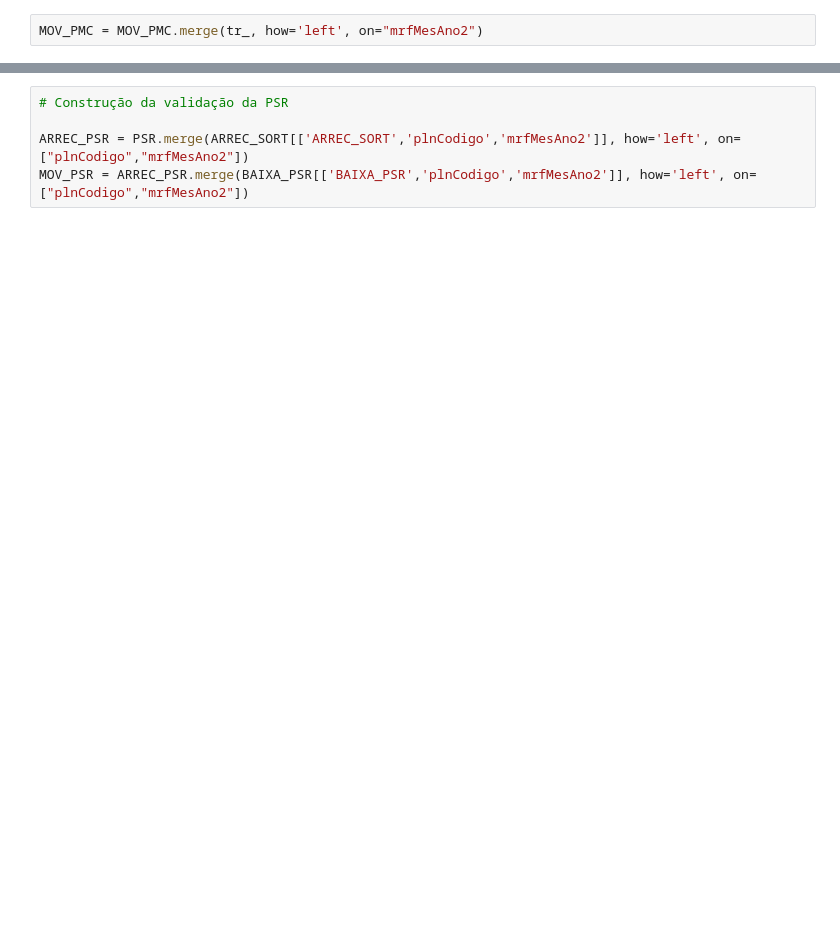
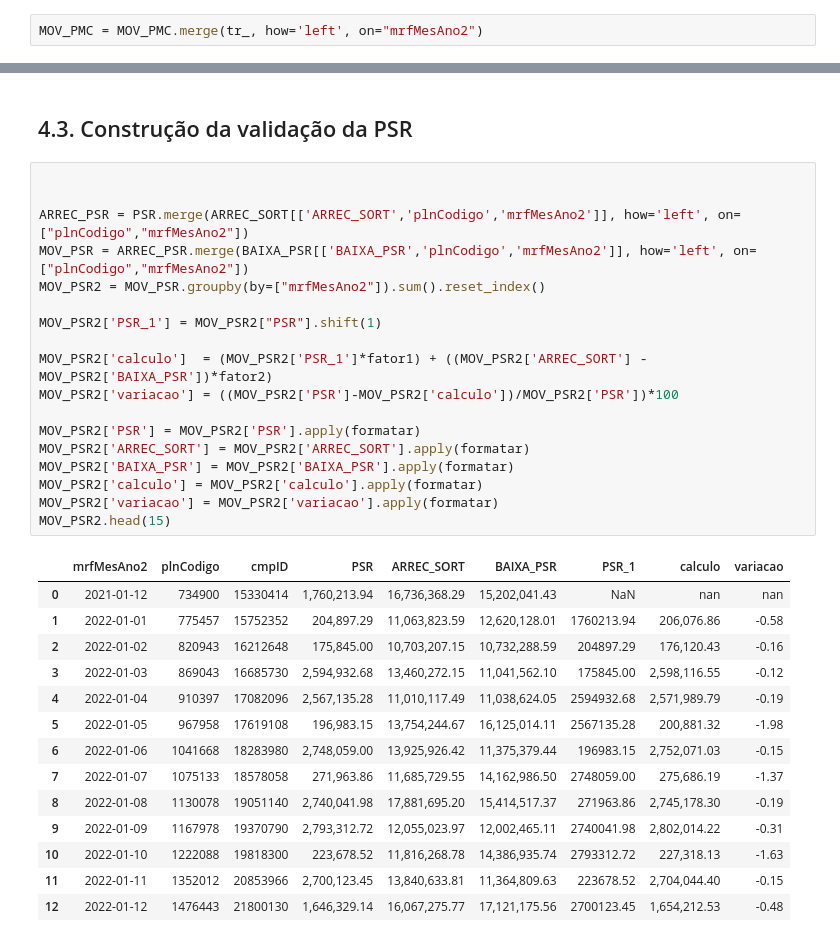
Before and after one commit to Ricardobigdata/PrimerRepor, a Jupyter notebook: Cópia_de_auditoria_cap.ipynb, the cells around one changed output, grey strips where cells are left out. Saved outputs shown, nothing was run; the diff lists cells and outputs as text; blank space fills up the shorter version.

```diff
--- a/Cópia_de_auditoria_cap.ipynb
+++ b/Cópia_de_auditoria_cap.ipynb
@@ -229,5 +278,37 @@ MOV_PR = PRESCRICAO.merge(AJUST_PR[['AJUST_PR','plnCodigo','mrfMesAno2']], how='
-# %%
-# Construção da validação da PSR
-
-ARREC_PSR = PSR.merge(ARREC_SORT[['ARREC_SORT','plnCodigo','mrfMesAno2']], how='left', on=["plnCodigo","mrfMesAno2"])
-MOV_PSR = ARREC_PSR.merge(BAIXA_PSR[['BAIXA_PSR','plnCodigo','mrfMesAno2']], how='left', on=["plnCodigo","mrfMesAno2"])
+# %% [markdown]
+
+
+## 4.3. Construção da validação da PSR
+# %%
+
+
+ARREC_PSR = PSR.merge(ARREC_SORT[['ARREC_SORT','plnCodigo','mrfMesAno2']], how='left', on=["plnCodigo","mrfMesAno2"])
+MOV_PSR = ARREC_PSR.merge(BAIXA_PSR[['BAIXA_PSR','plnCodigo','mrfMesAno2']], how='left', on=["plnCodigo","mrfMesAno2"])
+MOV_PSR2 = MOV_PSR.groupby(by=["mrfMesAno2"]).sum().reset_index()
+
+MOV_PSR2['PSR_1'] = MOV_PSR2["PSR"].shift(1)
+
+MOV_PSR2['calculo']  = (MOV_PSR2['PSR_1']*fator1) + ((MOV_PSR2['ARREC_SORT'] - MOV_PSR2['BAIXA_PSR'])*fator2)
+MOV_PSR2['variacao'] = ((MOV_PSR2['PSR']-MOV_PSR2['calculo'])/MOV_PSR2['PSR'])*100
+
+MOV_PSR2['PSR'] = MOV_PSR2['PSR'].apply(formatar)
+MOV_PSR2['ARREC_SORT'] = MOV_PSR2['ARREC_SORT'].apply(formatar)
+MOV_PSR2['BAIXA_PSR'] = MOV_PSR2['BAIXA_PSR'].apply(formatar)
+MOV_PSR2['calculo'] = MOV_PSR2['calculo'].apply(formatar)
+MOV_PSR2['variacao'] = MOV_PSR2['variacao'].apply(formatar)
+MOV_PSR2.head(15)
+# %% [output]
+|  | mrfMesAno2 | plnCodigo | cmpID | PSR | ARREC_SORT | BAIXA_PSR | PSR_1 | calculo | variacao |
+| 0 | 2021-01-12 | 734900 | 15330414 | 1,760,213.94 | 16,736,368.29 | 15,202,041.43 | NaN | nan | nan |
+| 1 | 2022-01-01 | 775457 | 15752352 | 204,897.29 | 11,063,823.59 | 12,620,128.01 | 1760213.94 | 206,076.86 | -0.58 |
+| 2 | 2022-01-02 | 820943 | 16212648 | 175,845.00 | 10,703,207.15 | 10,732,288.59 | 204897.29 | 176,120.43 | -0.16 |
+| 3 | 2022-01-03 | 869043 | 16685730 | 2,594,932.68 | 13,460,272.15 | 11,041,562.10 | 175845.00 | 2,598,116.55 | -0.12 |
+| 4 | 2022-01-04 | 910397 | 17082096 | 2,567,135.28 | 11,010,117.49 | 11,038,624.05 | 2594932.68 | 2,571,989.79 | -0.19 |
+| 5 | 2022-01-05 | 967958 | 17619108 | 196,983.15 | 13,754,244.67 | 16,125,014.11 | 2567135.28 | 200,881.32 | -1.98 |
+| 6 | 2022-01-06 | 1041668 | 18283980 | 2,748,059.00 | 13,925,926.42 | 11,375,379.44 | 196983.15 | 2,752,071.03 | -0.15 |
+| 7 | 2022-01-07 | 1075133 | 18578058 | 271,963.86 | 11,685,729.55 | 14,162,986.50 | 2748059.00 | 275,686.19 | -1.37 |
+| 8 | 2022-01-08 | 1130078 | 19051140 | 2,740,041.98 | 17,881,695.20 | 15,414,517.37 | 271963.86 | 2,745,178.30 | -0.19 |
+| 9 | 2022-01-09 | 1167978 | 19370790 | 2,793,312.72 | 12,055,023.97 | 12,002,465.11 | 2740041.98 | 2,802,014.22 | -0.31 |
+| 10 | 2022-01-10 | 1222088 | 19818300 | 223,678.52 | 11,816,268.78 | 14,386,935.74 | 2793312.72 | 227,318.13 | -1.63 |
+| 11 | 2022-01-11 | 1352012 | 20853966 | 2,700,123.45 | 13,840,633.81 | 11,364,809.63 | 223678.52 | 2,704,044.40 | -0.15 |
+| 12 | 2022-01-12 | 1476443 | 21800130 | 1,646,329.14 | 16,067,275.77 | 17,121,175.56 | 2700123.45 | 1,654,212.53 | -0.48 |
```
Also changed, not shown: parts of 25 cells of this notebook.
